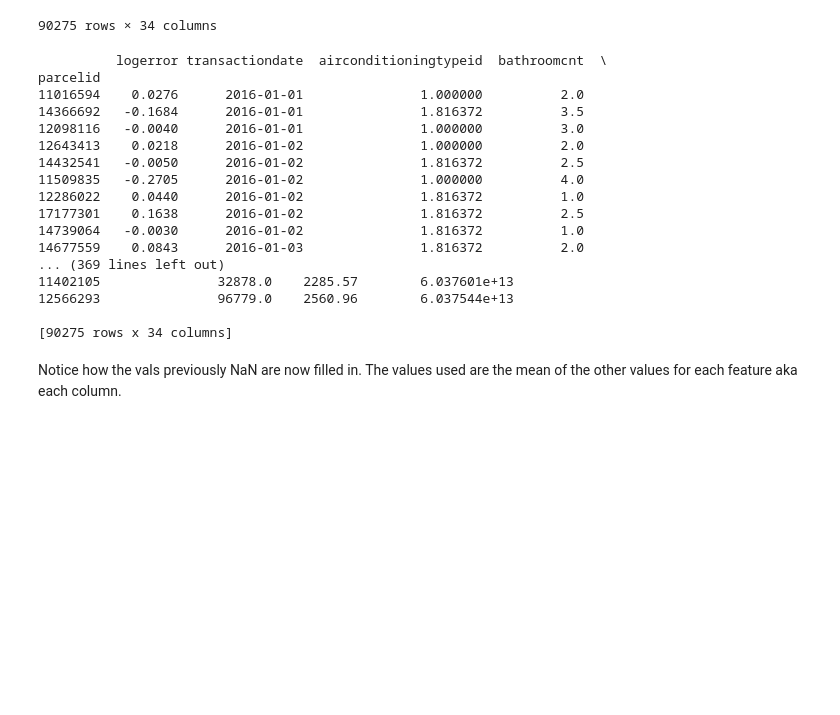
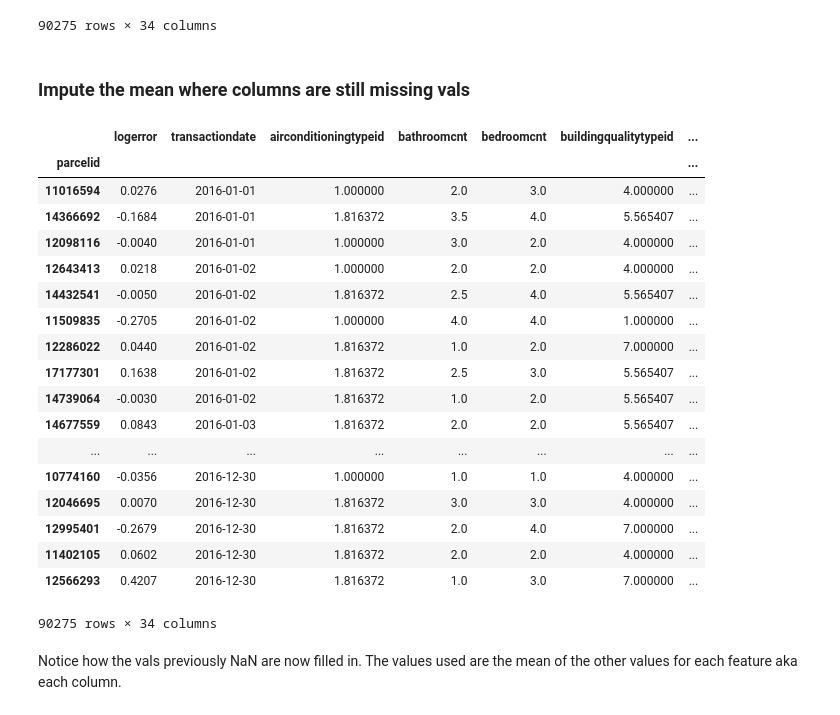
Before and after one commit to malctaylor15/Zillow_Kaggle, a Jupyter notebook: Analysis - Linear Regression.ipynb, the cells around one changed output. Drawn from its saved outputs; the diff is of its cells as text; code cells hidden in the pictures; blank space fills up the shorter version.

```diff
--- a/Analysis - Linear Regression.ipynb
+++ b/Analysis - Linear Regression.ipynb
@@ -84,30 +111,32 @@ train_df_dropna # The remaing NaN vals are where data is missing
 | 11402105 | 0.0602 | 2016-12-30 | NaN | 2.0 | 2.0 | 4.0 | ... |
 | 12566293 | 0.4207 | 2016-12-30 | NaN | 1.0 | 3.0 | 7.0 | ... |
 90275 rows × 34 columns
+# %% [markdown]
+### Impute the mean where columns are still missing vals
 # %%
-# Impute the mean where columns are still missing vals
-
 mean_values = train_df_dropna.mean(axis=0) #returns Series
 train_df_filledna = train_df_dropna.fillna(mean_values, inplace=True) # The actual imputing
-print(train_df_filledna)
+train_df_filledna
 # %% [output]
+|  | logerror | transactiondate | airconditioningtypeid | bathroomcnt | bedroomcnt | buildingqualitytypeid | ... |
+| parcelid |  |  |  |  |  |  | ... |
+| 11016594 | 0.0276 | 2016-01-01 | 1.000000 | 2.0 | 3.0 | 4.000000 | ... |
+| 14366692 | -0.1684 | 2016-01-01 | 1.816372 | 3.5 | 4.0 | 5.565407 | ... |
+| 12098116 | -0.0040 | 2016-01-01 | 1.000000 | 3.0 | 2.0 | 4.000000 | ... |
+| 12643413 | 0.0218 | 2016-01-02 | 1.000000 | 2.0 | 2.0 | 4.000000 | ... |
+| 14432541 | -0.0050 | 2016-01-02 | 1.816372 | 2.5 | 4.0 | 5.565407 | ... |
+| 11509835 | -0.2705 | 2016-01-02 | 1.000000 | 4.0 | 4.0 | 1.000000 | ... |
+| 12286022 | 0.0440 | 2016-01-02 | 1.816372 | 1.0 | 2.0 | 7.000000 | ... |
+| 17177301 | 0.1638 | 2016-01-02 | 1.816372 | 2.5 | 3.0 | 5.565407 | ... |
+| 14739064 | -0.0030 | 2016-01-02 | 1.816372 | 1.0 | 2.0 | 5.565407 | ... |
+| 14677559 | 0.0843 | 2016-01-03 | 1.816372 | 2.0 | 2.0 | 5.565407 | ... |
+| ... | ... | ... | ... | ... | ... | ... | ... |
+| 10774160 | -0.0356 | 2016-12-30 | 1.000000 | 1.0 | 1.0 | 4.000000 | ... |
+| 12046695 | 0.0070 | 2016-12-30 | 1.816372 | 3.0 | 3.0 | 4.000000 | ... |
+| 12995401 | -0.2679 | 2016-12-30 | 1.816372 | 2.0 | 4.0 | 7.000000 | ... |
+| 11402105 | 0.0602 | 2016-12-30 | 1.816372 | 2.0 | 2.0 | 4.000000 | ... |
+| 12566293 | 0.4207 | 2016-12-30 | 1.816372 | 1.0 | 3.0 | 7.000000 | ... |
-          logerror transactiondate  airconditioningtypeid  bathroomcnt  \
-parcelid
-11016594    0.0276      2016-01-01               1.000000          2.0
-14366692   -0.1684      2016-01-01               1.816372          3.5
-12098116   -0.0040      2016-01-01               1.000000          3.0
-12643413    0.0218      2016-01-02               1.000000          2.0
-14432541   -0.0050      2016-01-02               1.816372          2.5
-11509835   -0.2705      2016-01-02               1.000000          4.0
-12286022    0.0440      2016-01-02               1.816372          1.0
-17177301    0.1638      2016-01-02               1.816372          2.5
-14739064   -0.0030      2016-01-02               1.816372          1.0
-14677559    0.0843      2016-01-03               1.816372          2.0
-... (369 lines left out)
-11402105               32878.0    2285.57        6.037601e+13
-12566293               96779.0    2560.96        6.037544e+13
-
-[90275 rows x 34 columns]
+90275 rows × 34 columns
 # %% [markdown]
 Notice how the vals previously NaN are now filled in. The values used are the mean of the other values for each feature aka each column.
 # %%
```
Also changed, not shown: parts of 27 cells of this notebook.
